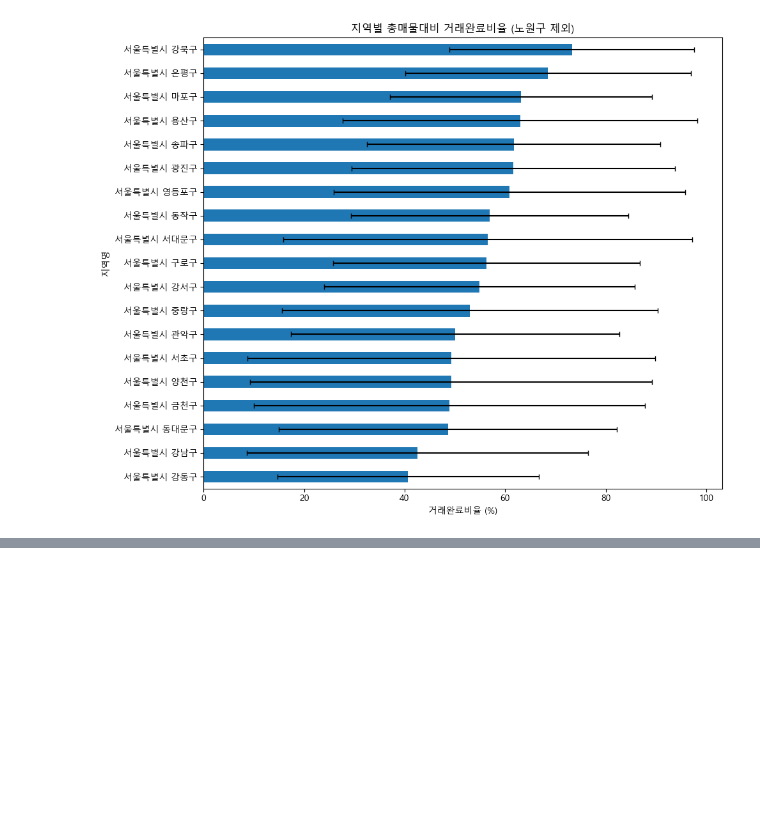
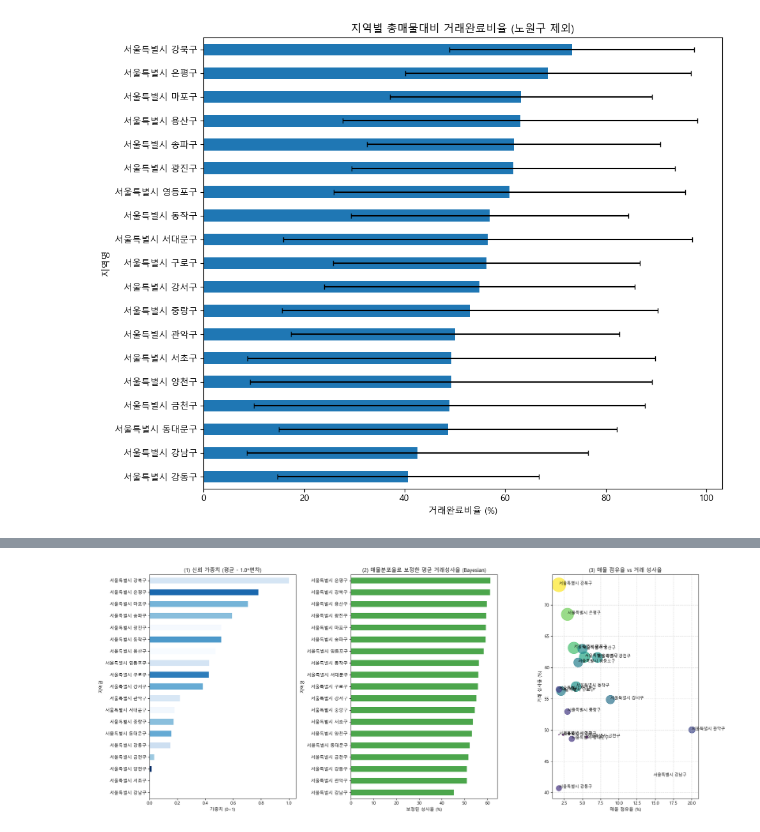
Before and after one commit to eunjeong0911/Property-recommend, a Jupyter notebook: apps/reco/models/trust_model/pipeline/sumi/pre_ml_no_nowon.ipynb, the cells around one changed output, grey strips where cells are left out. Cells and saved outputs as stored; diff of their text form; code cells hidden in the pictures; blank space fills up the shorter version.

```diff
--- a/apps/reco/models/trust_model/pipeline/sumi/pre_ml_no_nowon.ipynb
+++ b/apps/reco/models/trust_model/pipeline/sumi/pre_ml_no_nowon.ipynb
@@ -116,0 +201,82 @@ plt.show()
+# %%
+# --------------------------------------------------------------------------------
+# 4. 신뢰 가중치(Trust Weight) 및 매물 분포율 계산
+# --------------------------------------------------------------------------------
+
+# 1. 신뢰 하한 점수 (Lower Confidence Bound, LCB) 계산
+# 점수 = 평균 - (k * 표준편차), k=1.0 (보수적 기준)
+# 의미: "최소한 이 정도의 성과율은 기대할 수 있다"
+k = 1.0
+region_stats["trust_score_lcb"] = region_stats["mean"] - (k * region_stats["std"])
+
+# 음수 보정 (0 미만은 0으로 처리)
+region_stats["trust_score_lcb"] = region_stats["trust_score_lcb"].clip(lower=0)
+
+# 정규화 (Min-Max Scaling) -> 0~1 사이 가중치로 변환
+min_score = region_stats["trust_score_lcb"].min()
+max_score = region_stats["trust_score_lcb"].max()
+region_stats["trust_weight"] = (region_stats["trust_score_lcb"] - min_score) / (max_score - min_score)
+
+
+# 2. 매물 분포율 (Listing Share) 계산
+total_listings = region_stats["count"].sum()
+region_stats["listing_share"] = region_stats["count"] / total_listings
+
+
+# 3. 베이지안 보정 평균 (Bayesian Average) - 분포율(규모) 반영 보정값
+# 공식: WR = (v / (v + m)) * R + (m / (v + m)) * C
+# v: 해당 지역 매물 수 (count)
+# m: 가중치를 주기 위한 최소 매물 수 기준 (여기서는 전체 지역별 매물 수의 중앙값 사용)
+# R: 해당 지역의 평균 거래완료비율 (mean)
+# C: 전체 데이터의 평균 거래완료비율 (Global Mean)
+
+C = region_stats["mean"].mean()  # 전체 평균 거래율
+m = region_stats["count"].median()  # 매물 수 중앙값 (Threshold)
+
+region_stats["bayesian_corrected_mean"] = (
+    (region_stats["count"] / (region_stats["count"] + m)) * region_stats["mean"] +
+    (m / (region_stats["count"] + m)) * C
+)
+
+# % 변환
+region_stats["bayesian_ratio(%)"] = region_stats["bayesian_corrected_mean"] * 100
+
+
+# --------------------------------------------------------------------------------
+# 5. 시각화 및 비교 분석
+# --------------------------------------------------------------------------------
+print(f"가중치 보정 기준(m): 매물 {m}건, 전체 평균(C): {C*100:.1f}%")
+display(region_stats[["mean", "std", "count", "listing_share", "trust_weight", "bayesian_corrected_mean"]].sort_values("trust_weight", ascending=False))
+
+fig, axes = plt.subplots(1, 3, figsize=(20, 8))
+
+# (1) 신뢰 가중치 (Trust Weight) - LCB 기반
+colors = plt.cm.Blues(region_stats["trust_weight"])
+region_stats["trust_weight"].sort_values().plot(kind="barh", color=colors, ax=axes[0])
+axes[0].set_title(f"(1) 신뢰 가중치 (평균 - {k}*편차)")
+axes[0].set_xlabel("가중치 (0~1)")
+
+# (2) 베이지안 보정 평균 - 규모(분포율) 반영
+region_stats["bayesian_ratio(%)"].sort_values().plot(kind="barh", color="green", alpha=0.7, ax=axes[1])
+axes[1].set_title("(2) 매물분포율로 보정한 평균 거래성사율 (Bayesian)")
+axes[1].set_xlabel("보정된 성사율 (%)")
+
+# (3) 비교 산점도: 매물 규모 vs 성과
+axes[2].scatter(
+    region_stats["listing_share"] * 100,
+    region_stats["mean"] * 100,
+    s=region_stats["trust_weight"] * 1000,
+    alpha=0.7,
+    c=region_stats["trust_weight"],
+    cmap="viridis"
+)
+for idx, row in region_stats.iterrows():
+    axes[2].text(row["listing_share"]*100, row["mean"]*100, idx, fontsize=9)
+axes[2].set_title("(3) 매물 점유율 vs 거래 성사율")
+axes[2].set_xlabel("매물 점유율 (%)")
+axes[2].set_ylabel("거래 성사율 (%)")
+axes[2].grid(True, linestyle="--", alpha=0.5)
+
+plt.tight_layout()
+plt.show()
+# %% [output]
@@ -116,0 +302 @@ plt.show()
+[figure, added]
```
Also changed, not shown: parts of 10 cells of this notebook, 2 other files.
